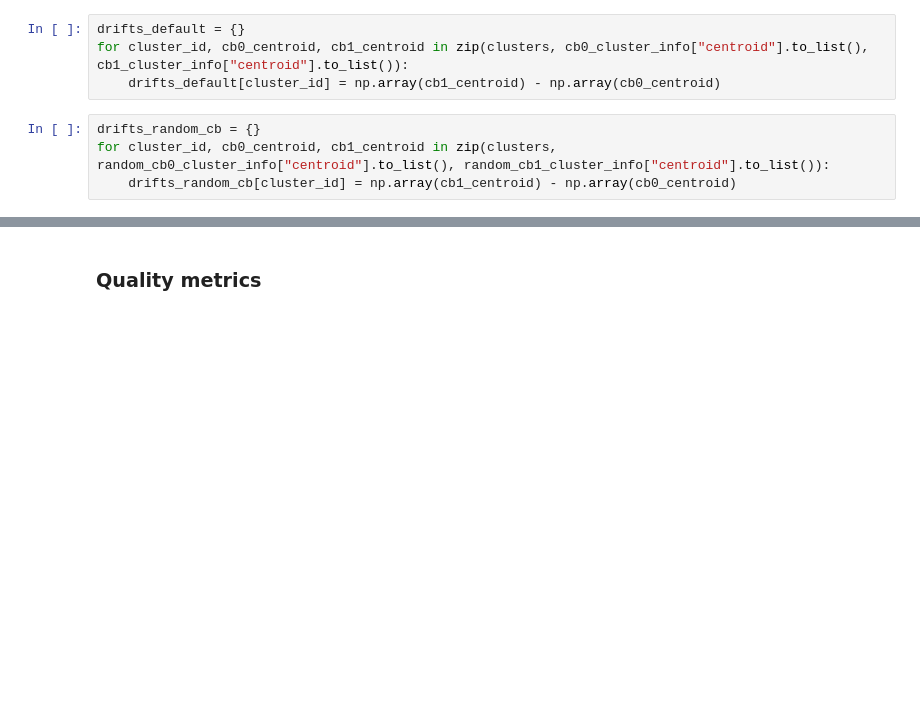
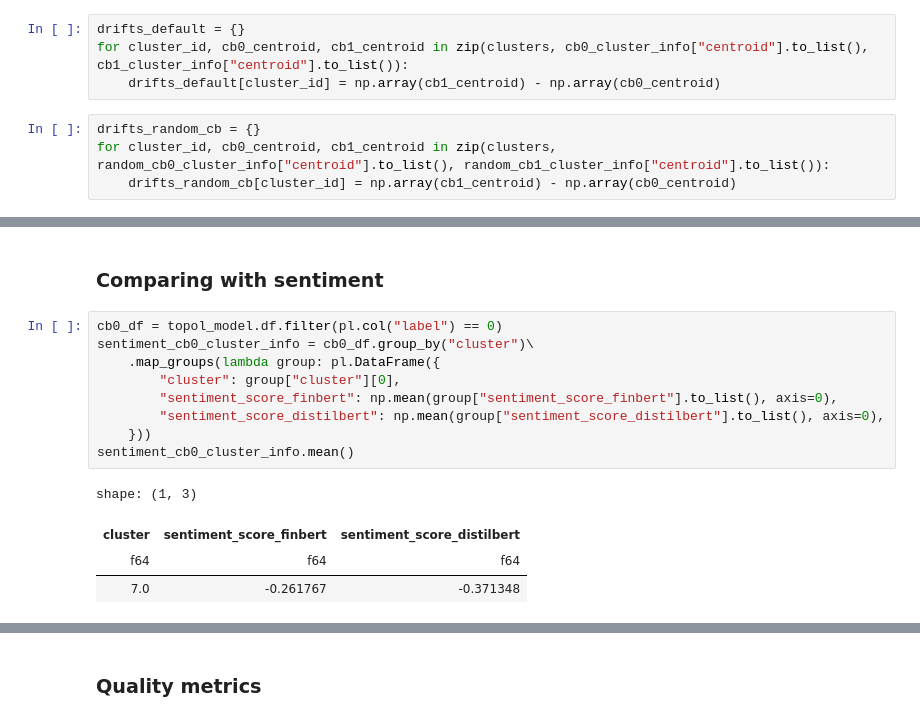
Before and after one commit to GabinTB/TOPOL, a Jupyter notebook: notebooks/amazon_reviews.ipynb, the cells around one changed output, grey strips where cells are left out. Saved outputs shown, nothing was run; the diff lists cells and outputs as text; blank space fills up the shorter version.

```diff
--- a/notebooks/amazon_reviews.ipynb
+++ b/notebooks/amazon_reviews.ipynb
@@ -461,0 +462,16 @@ Norm Ratio Entropy: 0.9748734847015481
+# %% [markdown]
+### Comparing with sentiment
+# %%
+cb0_df = topol_model.df.filter(pl.col("label") == 0)
+sentiment_cb0_cluster_info = cb0_df.group_by("cluster")\
+    .map_groups(lambda group: pl.DataFrame({
+        "cluster": group["cluster"][0],
+        "sentiment_score_finbert": np.mean(group["sentiment_score_finbert"].to_list(), axis=0),
+        "sentiment_score_distilbert": np.mean(group["sentiment_score_distilbert"].to_list(), axis=0),
+    }))
+sentiment_cb0_cluster_info.mean()
+# %% [output]
+shape: (1, 3)
+| cluster | sentiment_score_finbert | sentiment_score_distilbert |
+| f64 | f64 | f64 |
+| 7.0 | -0.261767 | -0.371348 |
```
Also changed, not shown: parts of 23 cells of this notebook, 8 other files.
